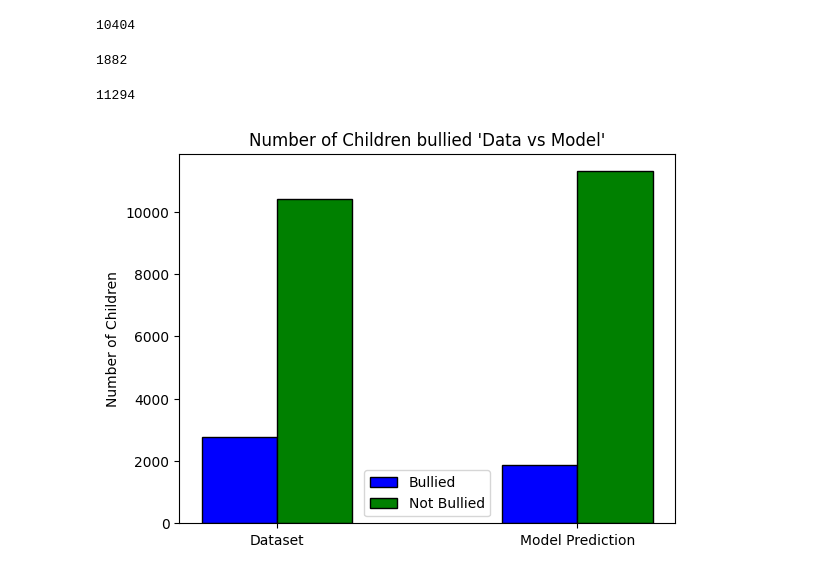
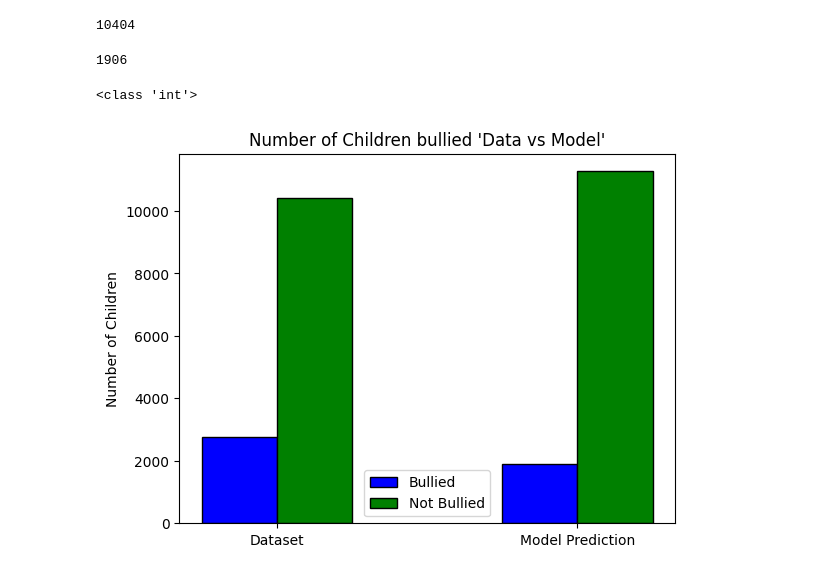
Before and after one commit to kg4687/bullying-prediction, a Jupyter notebook: bullying_prediction.ipynb, the cells around one changed output. Cells and saved outputs as stored; diff of their text form; code cells hidden in the pictures.

```diff
--- a/bullying_prediction.ipynb
+++ b/bullying_prediction.ipynb
@@ -311,18 +241,45 @@ print(l.shape[0])
 # %%
 v= (pd.DataFrame(Y1_test_prediction))
 v.rename(columns={0:'Bullied_on_school_property_in_past_12_months'},inplace=True)
+# number of bullied on school trained model prediction
+m = v[v['Bullied_on_school_property_in_past_12_months']==1]
+print(m.shape[0])
+# %% [output]
+1906
 # %%
-# number of bullied on school trained model prediction
-m = v[v['Bullied_on_school_property_in_past_12_months']==1]
-print(m.shape[0])
+# number of not bullied on school trained model prediction
+n = v[v['Bullied_on_school_property_in_past_12_months']==0]
+print(type(n.shape[0]))
 # %% [output]
-1882
+<class 'int'>
-# %%
-# number of not bullied on school trained model prediction
-n = v[v['Bullied_on_school_property_in_past_12_months']==0]
-print(n.shape[0])
-# %% [output]
-11294
+# %%
+Graph = ['bullied on school']
+bullied = [k.shape[0],m.shape[0]]
+not_bullied = [l.shape[0],n.shape[0]]
+
+n=2
+r = np.arange(n)
+width = 0.25
+
+
+plt.bar(r, bullied, color = 'b',
+        width = width, edgecolor = 'black',
+        label='Bullied')
+plt.bar(r + width, not_bullied, color = 'g',
+        width = width, edgecolor = 'black',
+        label='Not Bullied')
+
+
+plt.ylabel("Number of Children")
+plt.title("Number of Children bullied 'Data vs Model'")
+
+# plt.grid(linestyle='--')
+plt.xticks(r + width/2,['Dataset','Model Prediction'])
+plt.legend()
+
+plt.show()
+# %% [output]
+[figure, added]
 # %%
 #importing pickle to save the model
 # %%
@@ -335,31 +292,3 @@ pickle.dump(model2,open(name2,'wb'))
 # %%
 name3 = 'Cyber_Bully.sav'
 pickle.dump(model3,open(name3,'wb'))
-# %%
-Graph = ['bullied on school']
-bullied = [2772,1882]
-not_bullied = [10404,11294]
-
-n=2
-r = np.arange(n)
-width = 0.25
-
-
-plt.bar(r, bullied, color = 'b',
-        width = width, edgecolor = 'black',
-        label='Bullied')
-plt.bar(r + width, not_bullied, color = 'g',
-        width = width, edgecolor = 'black',
-        label='Not Bullied')
-
-
-plt.ylabel("Number of Children")
-plt.title("Number of Children bullied 'Data vs Model'")
-
-# plt.grid(linestyle='--')
-plt.xticks(r + width/2,['Dataset','Model Prediction'])
-plt.legend()
-
-plt.show()
-# %% [output]
-[figure, removed]
```
Also changed, not shown: parts of 24 cells of this notebook.
